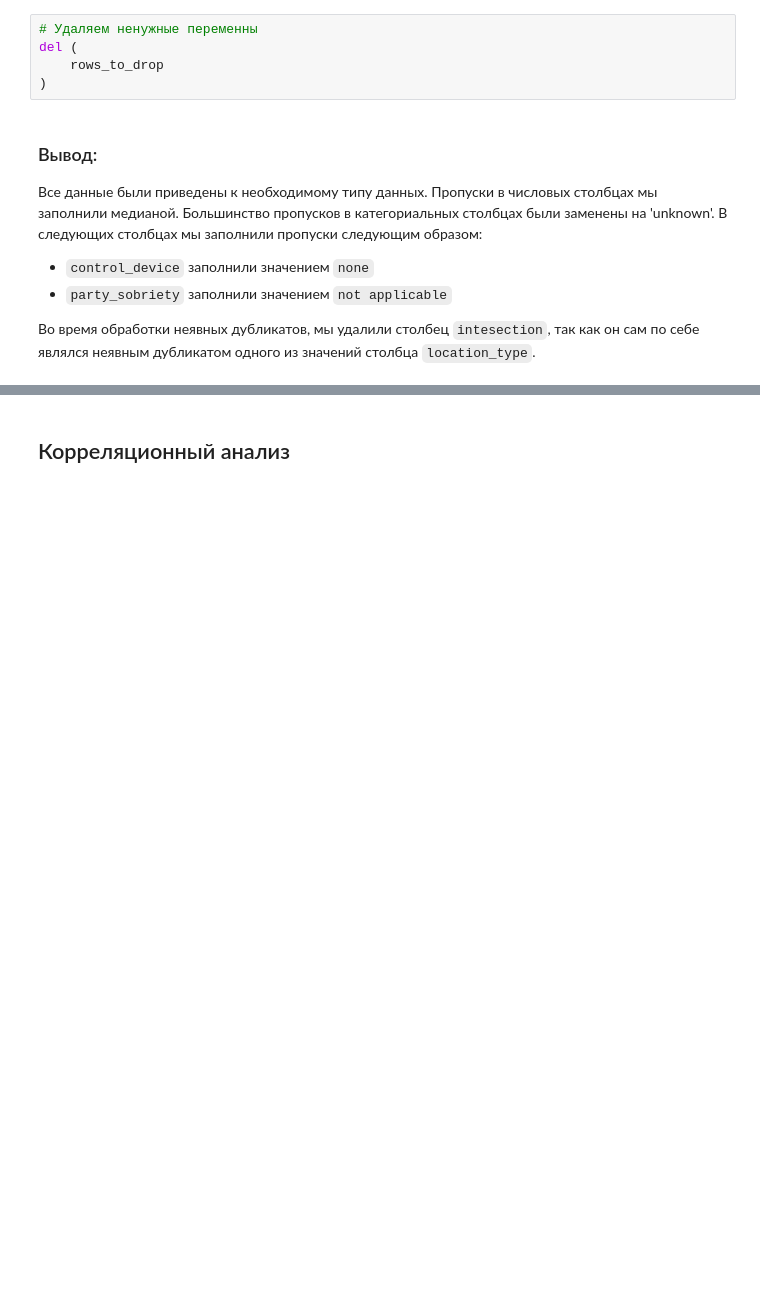
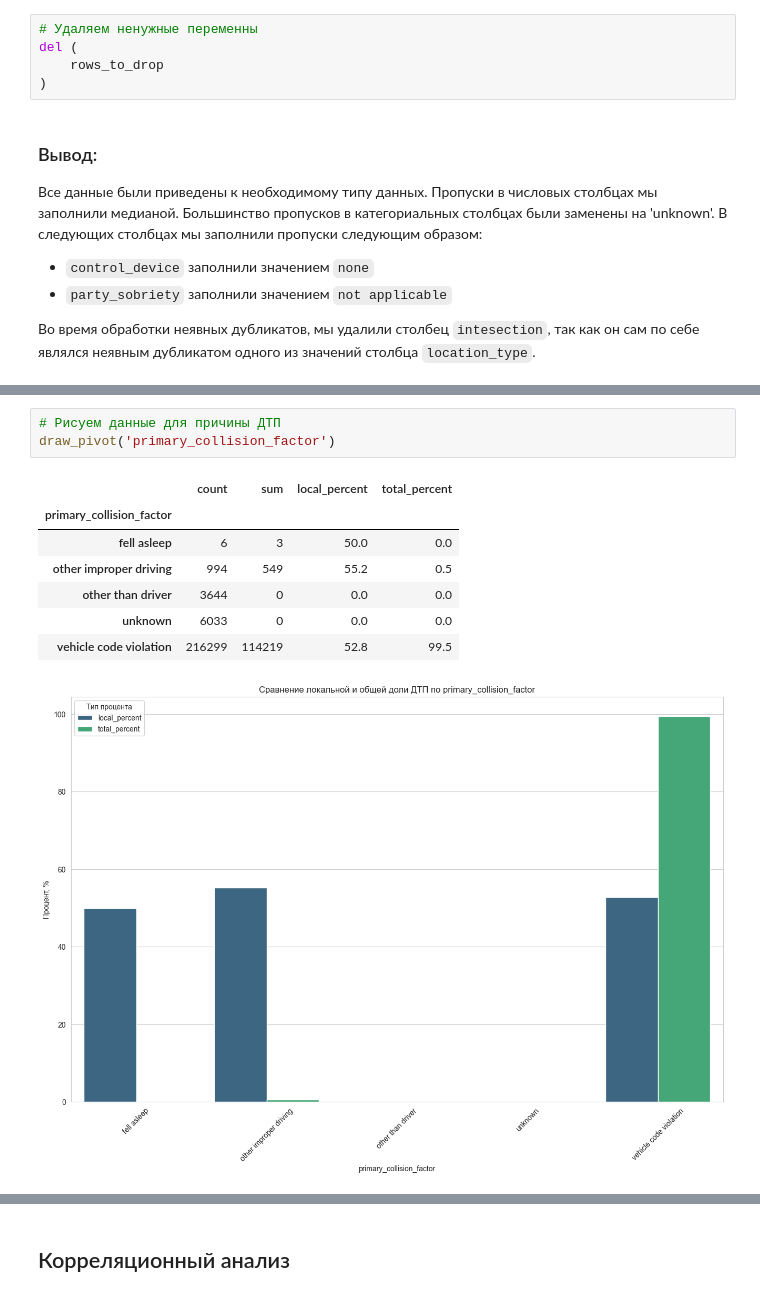
Before and after one commit to Moncervers/car_accident_prediction, a Jupyter notebook: project_notebook.ipynb, the cells around one changed output, grey strips where cells are left out. Drawn from its saved outputs; the diff is of its cells as text; blank space fills up the shorter version.

```diff
--- a/project_notebook.ipynb
+++ b/project_notebook.ipynb
@@ -935,0 +1006,12 @@ del (
+# %%
+# Рисуем данные для причины ДТП
+draw_pivot('primary_collision_factor')
+# %% [output]
+|  | count | sum | local_percent | total_percent |
+| primary_collision_factor |  |  |  |  |
+| fell asleep | 6 | 3 | 50.0 | 0.0 |
+| other improper driving | 994 | 549 | 55.2 | 0.5 |
+| other than driver | 3644 | 0 | 0.0 | 0.0 |
+| unknown | 6033 | 0 | 0.0 | 0.0 |
+| vehicle code violation | 216299 | 114219 | 52.8 | 99.5 |
+[figure, added]
```
Also changed, not shown: parts of 27 cells of this notebook.
